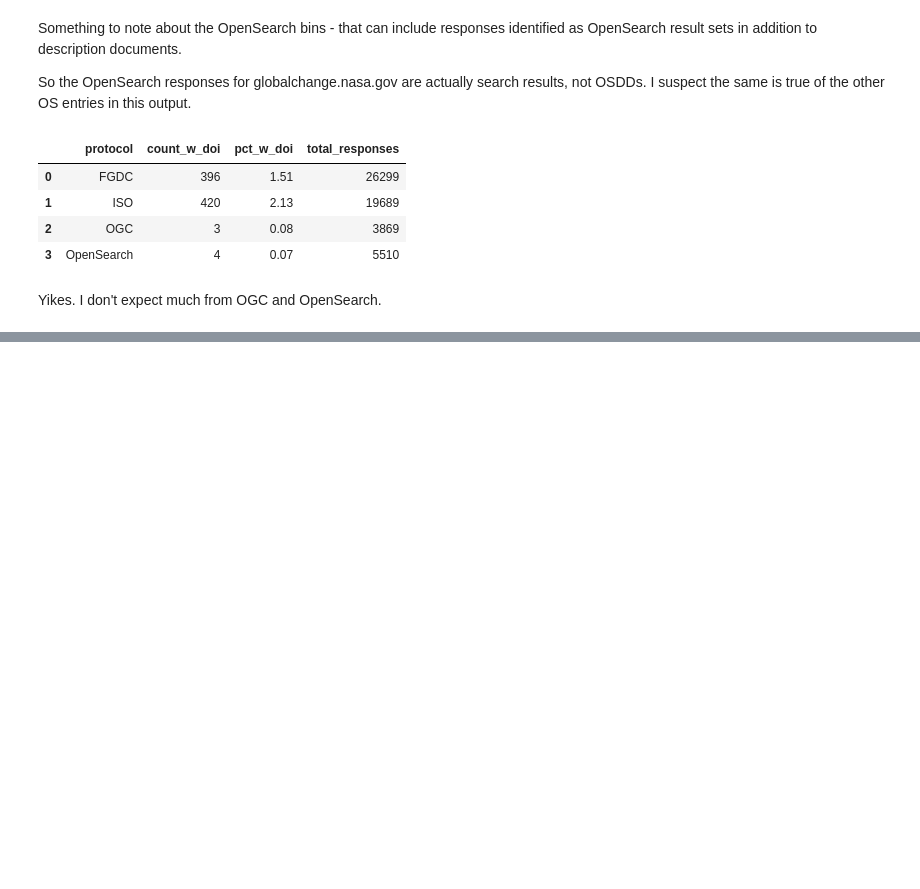
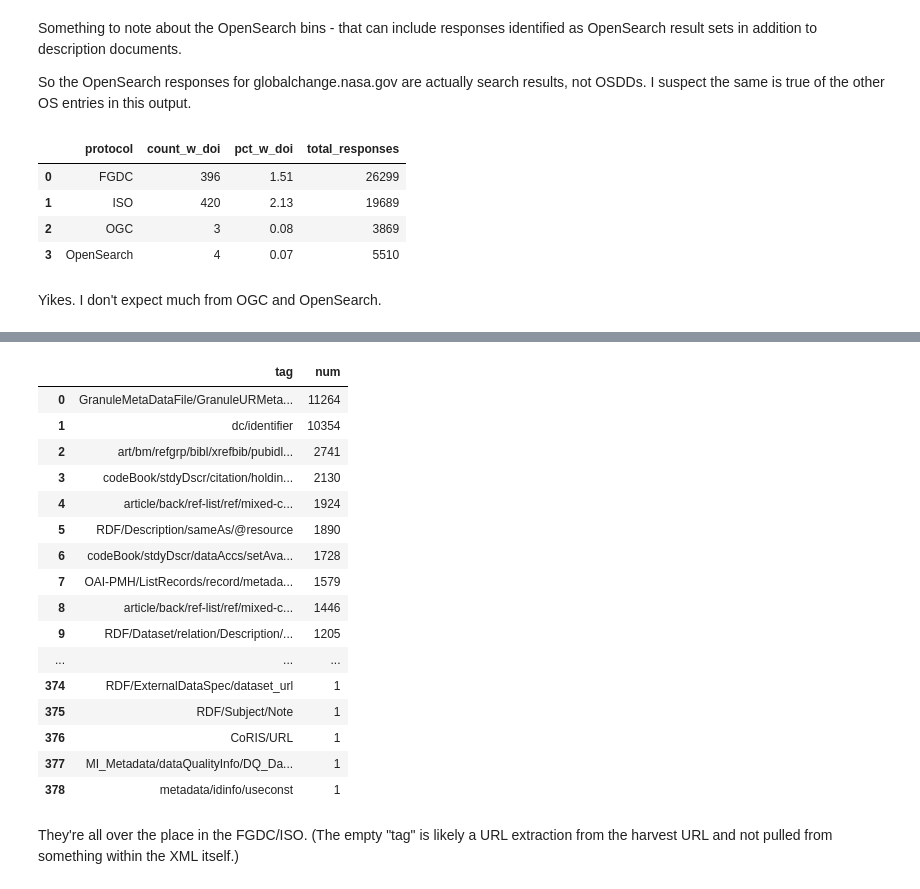
Before and after one commit to b-cube/Response-Identification-Info, a Jupyter notebook: notebooks/Analysis - Identifiers.ipynb, the cells around one changed output, grey strips where cells are left out. Cells and saved outputs as stored; diff of their text form; code cells hidden in the pictures; blank space fills up the shorter version.

```diff
--- a/notebooks/Analysis - Identifiers.ipynb
+++ b/notebooks/Analysis - Identifiers.ipynb
@@ -259,0 +301,36 @@ Yikes. I don't expect much from OGC and OpenSearch.
+# %%
+# where do we find the DOIs in the XML?
+# note here that the doi can be embedded in some block of text
+# the element may not be directly related to identifiers
+
+sql = """
+select tag, count(potential_identifier) as num
+from unique_identifiers
+where match_type = 'doi'
+group by tag
+order by num desc;
+"""
+
+df = pd.read_sql(sql, engine)
+with pd.option_context('display.max_colwidth', 600, 'display.max_rows', 400):
+    display(df)
+# %% [output]
+|  | tag | num |
+| 0 | GranuleMetaDataFile/GranuleURMeta... | 11264 |
+| 1 | dc/identifier | 10354 |
+| 2 | art/bm/refgrp/bibl/xrefbib/pubidl... | 2741 |
+| 3 | codeBook/stdyDscr/citation/holdin... | 2130 |
+| 4 | article/back/ref-list/ref/mixed-c... | 1924 |
+| 5 | RDF/Description/sameAs/@resource | 1890 |
+| 6 | codeBook/stdyDscr/dataAccs/setAva... | 1728 |
+| 7 | OAI-PMH/ListRecords/record/metada... | 1579 |
+| 8 | article/back/ref-list/ref/mixed-c... | 1446 |
+| 9 | RDF/Dataset/relation/Description/... | 1205 |
+| ... | ... | ... |
+| 374 | RDF/ExternalDataSpec/dataset_url | 1 |
+| 375 | RDF/Subject/Note | 1 |
+| 376 | CoRIS/URL | 1 |
+| 377 | MI_Metadata/dataQualityInfo/DQ_Da... | 1 |
+| 378 | metadata/idinfo/useconst | 1 |
+# %% [markdown]
+They're all over the place in the FGDC/ISO. (The empty "tag" is likely a URL extraction from the harvest URL and not pulled from something within the XML itself.)
```
Also changed, not shown: parts of 2 cells of this notebook.
